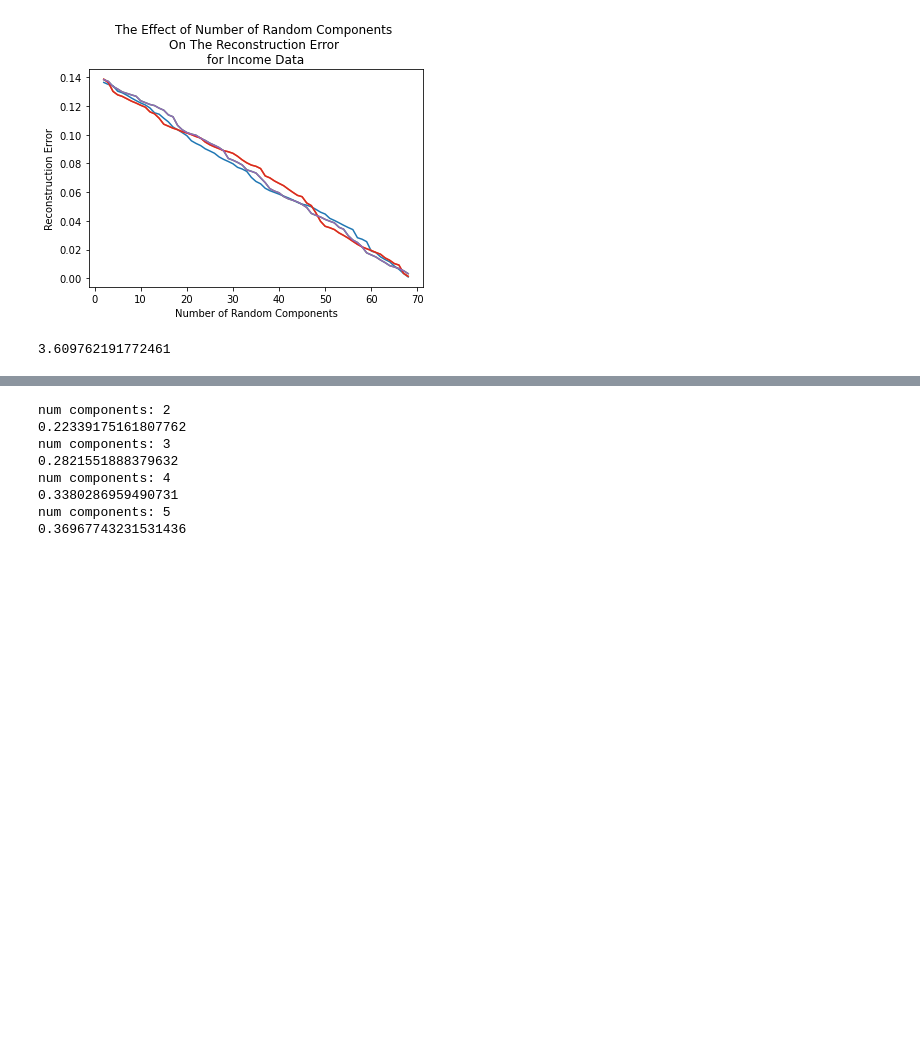
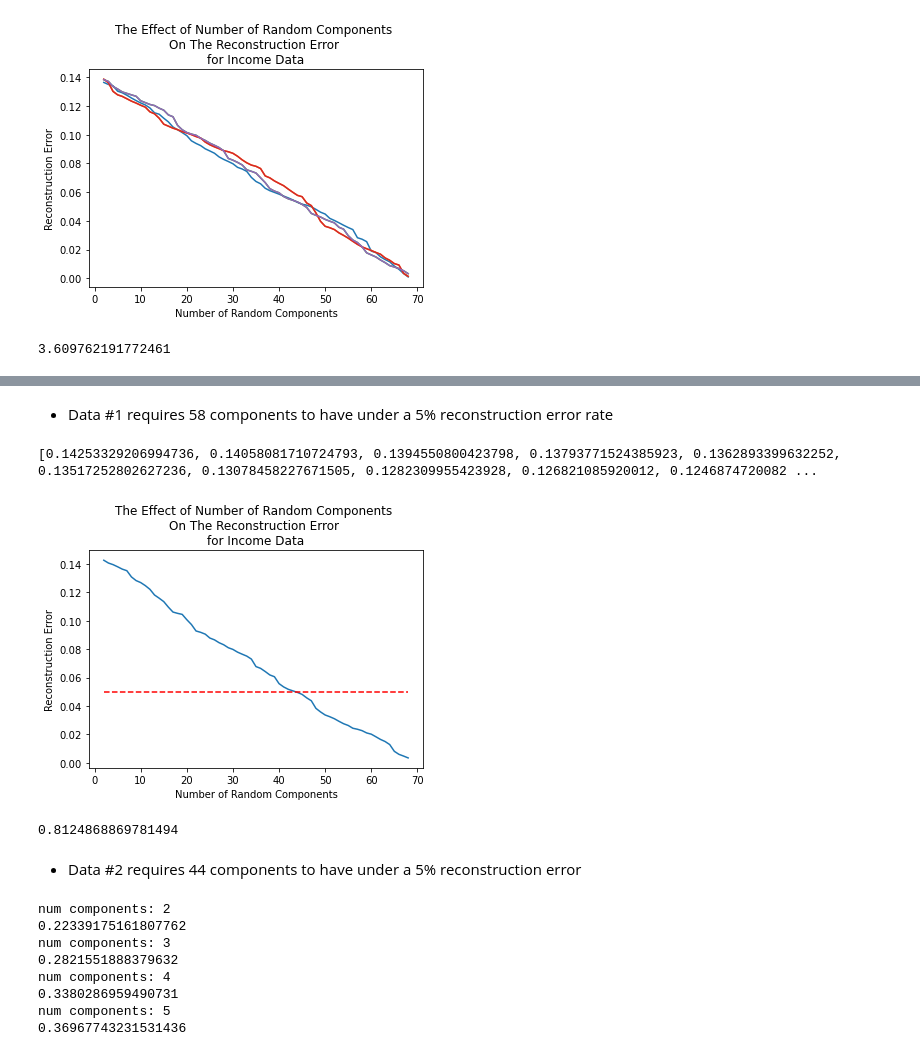
Before and after one commit to amandahutter/CS_7641, a Jupyter notebook: A3: Unsupervised Learning/A3.ipynb, the cells around one changed output, grey strips where cells are left out. Cells and saved outputs as stored; diff of their text form; code cells hidden in the pictures; blank space fills up the shorter version.

```diff
--- a/A3: Unsupervised Learning/A3.ipynb
+++ b/A3: Unsupervised Learning/A3.ipynb
@@ -819,3 +831,19 @@ run_RPA(X_Train_Income, "Income Data")
+# %% [markdown]
+- Data #1 requires 58 components to have under a 5% reconstruction error rate
+# %%
+start = time.time()
+
+run_RPA(X_Train_Income, "Income Data")
+
+end = time.time()
+elapsed = end - start
+print(elapsed)
+# %% [output]
+[0.14253329206994736, 0.14058081710724793, 0.1394550800423798, 0.13793771524385923, 0.1362893399632252, 0.13517252802627236, 0.13078458227671505, 0.1282309955423928, 0.126821085920012, 0.1246874720082 ...
+[figure, added]
+0.8124868869781494
+# %% [markdown]
+- Data #2 requires 44 components to have under a 5% reconstruction error
 # %%
 from sklearn.random_projection import GaussianRandomProjection as GRP, SparseRandomProjection as RCA
 from sklearn.metrics.pairwise import pairwise_distances
```
Also changed, not shown: parts of 16 cells of this notebook.
